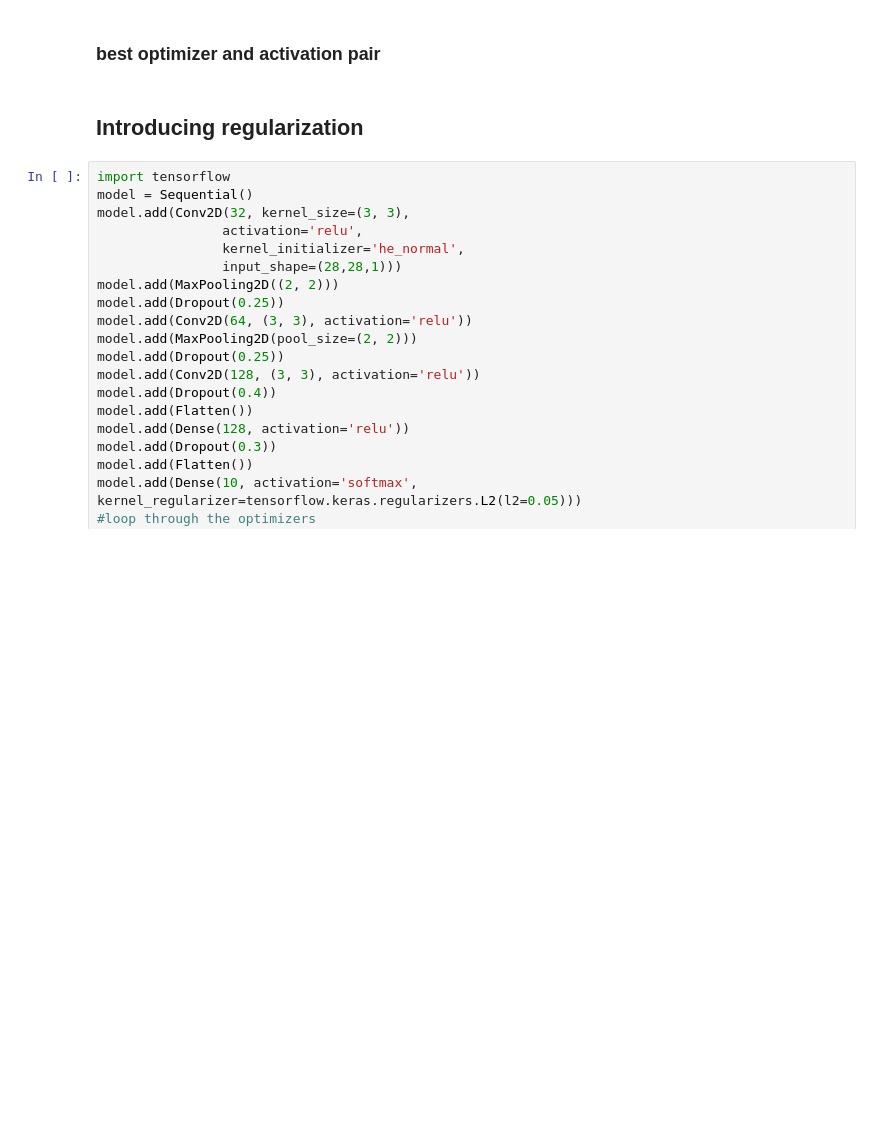
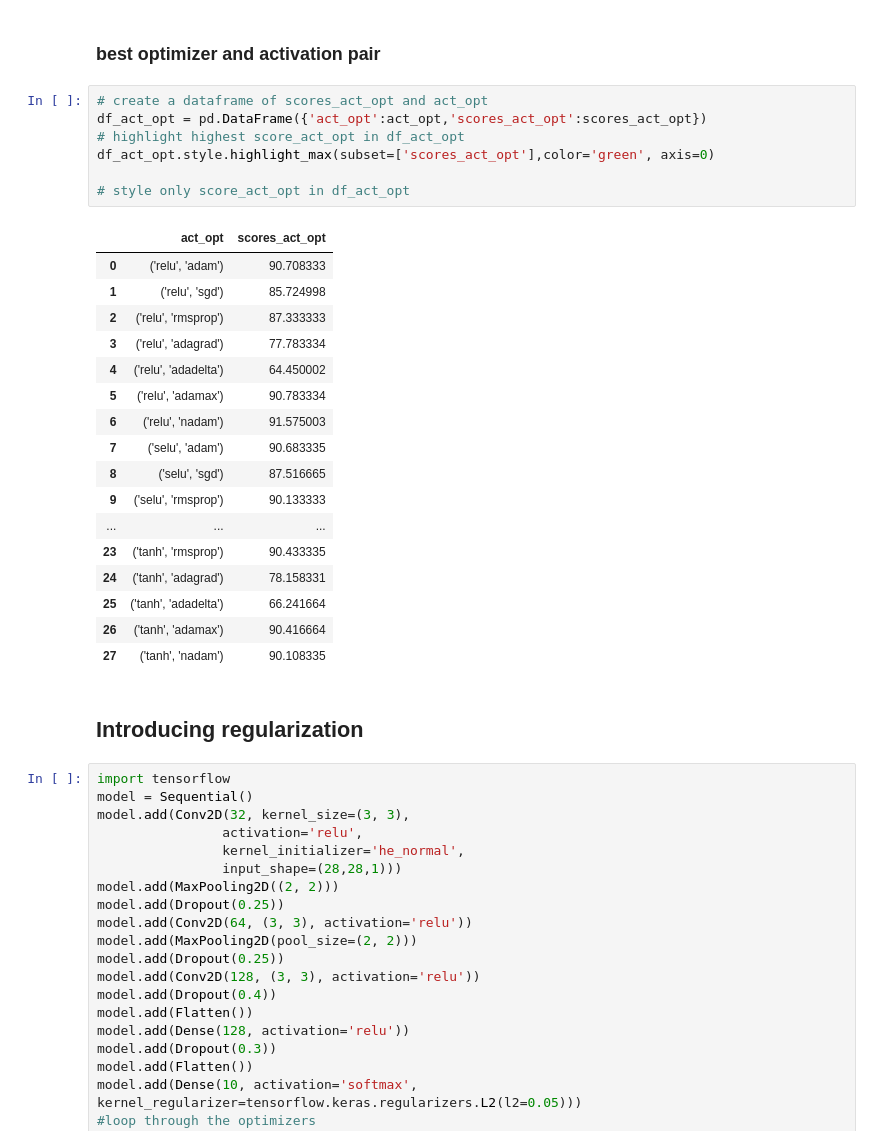
Before and after one commit to JoelPoah/Fashion_MNIST, a Jupyter notebook: fashion.ipynb, the cells around one changed output. Cells and saved outputs as stored; diff of their text form; blank space fills up the shorter version.

```diff
--- a/fashion.ipynb
+++ b/fashion.ipynb
@@ -1074,5 +1309,30 @@ df_act_opt.T.style.highlight_min(
 # %% [markdown]
 ### best optimizer and activation pair
+# %%
+# create a dataframe of scores_act_opt and act_opt
+df_act_opt = pd.DataFrame({'act_opt':act_opt,'scores_act_opt':scores_act_opt})
+# highlight highest score_act_opt in df_act_opt
+df_act_opt.style.highlight_max(subset=['scores_act_opt'],color='green', axis=0)
+
+# style only score_act_opt in df_act_opt
+# %% [output]
+|  | act_opt | scores_act_opt |
+| 0 | ('relu', 'adam') | 90.708333 |
+| 1 | ('relu', 'sgd') | 85.724998 |
+| 2 | ('relu', 'rmsprop') | 87.333333 |
+| 3 | ('relu', 'adagrad') | 77.783334 |
+| 4 | ('relu', 'adadelta') | 64.450002 |
+| 5 | ('relu', 'adamax') | 90.783334 |
+| 6 | ('relu', 'nadam') | 91.575003 |
+| 7 | ('selu', 'adam') | 90.683335 |
+| 8 | ('selu', 'sgd') | 87.516665 |
+| 9 | ('selu', 'rmsprop') | 90.133333 |
+| ... | ... | ... |
+| 23 | ('tanh', 'rmsprop') | 90.433335 |
+| 24 | ('tanh', 'adagrad') | 78.158331 |
+| 25 | ('tanh', 'adadelta') | 66.241664 |
+| 26 | ('tanh', 'adamax') | 90.416664 |
+| 27 | ('tanh', 'nadam') | 90.108335 |
 # %% [markdown]
 ## Introducing regularization
 # %%
```
Also changed, not shown: parts of 22 cells of this notebook.
